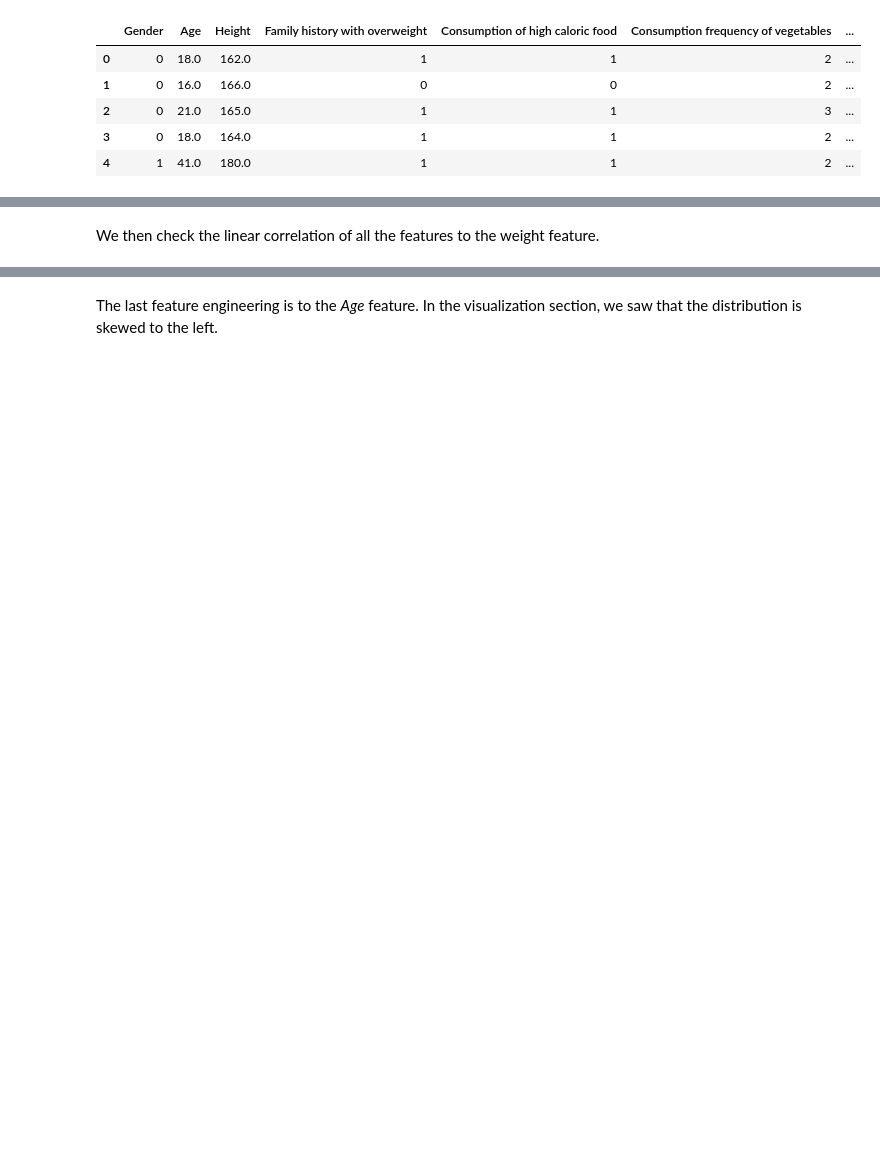
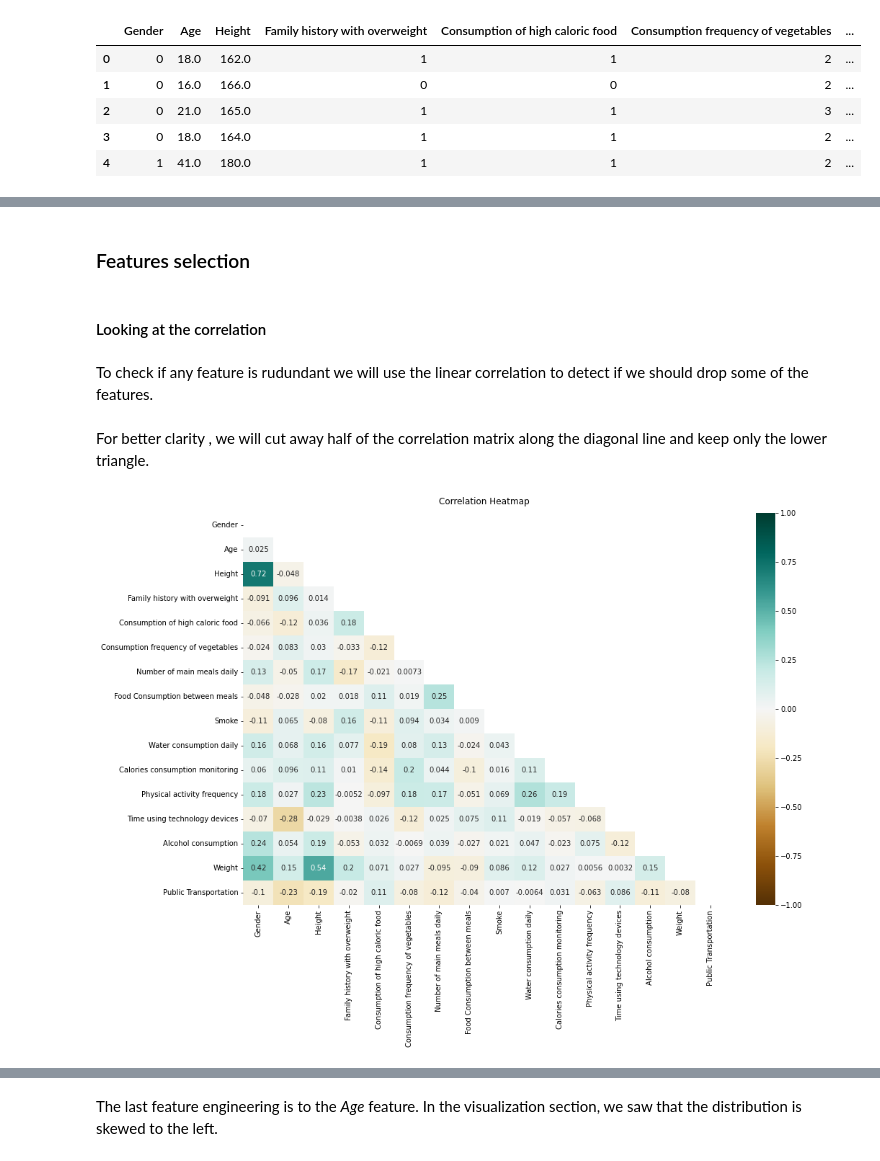
Before and after one commit to mwilk1904/Machine-Learning-Obesity-Prediction, a Jupyter notebook: Project's notebook.ipynb, the cells around one changed output, grey strips where cells are left out. Saved outputs shown, nothing was run; the diff lists cells and outputs as text; code cells hidden in the pictures; blank space fills up the shorter version.

```diff
--- a/Project's notebook.ipynb
+++ b/Project's notebook.ipynb
@@ -532,4 +440,15 @@ df_smogn
-# %%
-df_encode = df_smogn.copy()
-# %% [markdown]
-We then check the linear correlation of all the features to the weight feature.
+# %% [markdown]
+### Features selection
+# %% [markdown]
+#### Looking at the correlation
+# %% [markdown]
+To check if any feature is rudundant we will use the linear correlation to detect if we should drop some of the features.
+# %% [markdown]
+For better clarity , we will cut away half of the correlation matrix along the diagonal line and keep only the lower triangle.
+# %%
+plt.figure(figsize=(15, 10))
+mask = np.triu(np.ones_like(df_encode.corr(), dtype=np.bool))
+heatmap = sns.heatmap(df_encode.corr(), mask=mask, vmin=-1, vmax=1, annot=True, cmap='BrBG')
+heatmap.set_title('Correlation Heatmap', fontdict={'fontsize':12}, pad=12);
+# %% [output]
+[figure, added]
```
Also changed, not shown: parts of 103 cells of this notebook.
